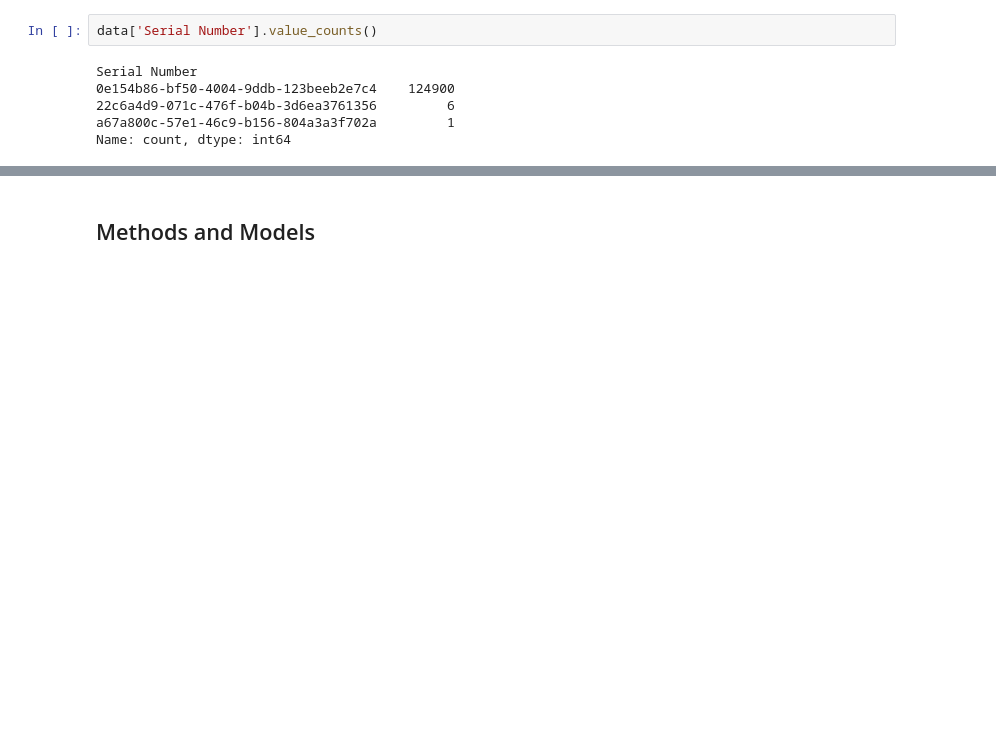
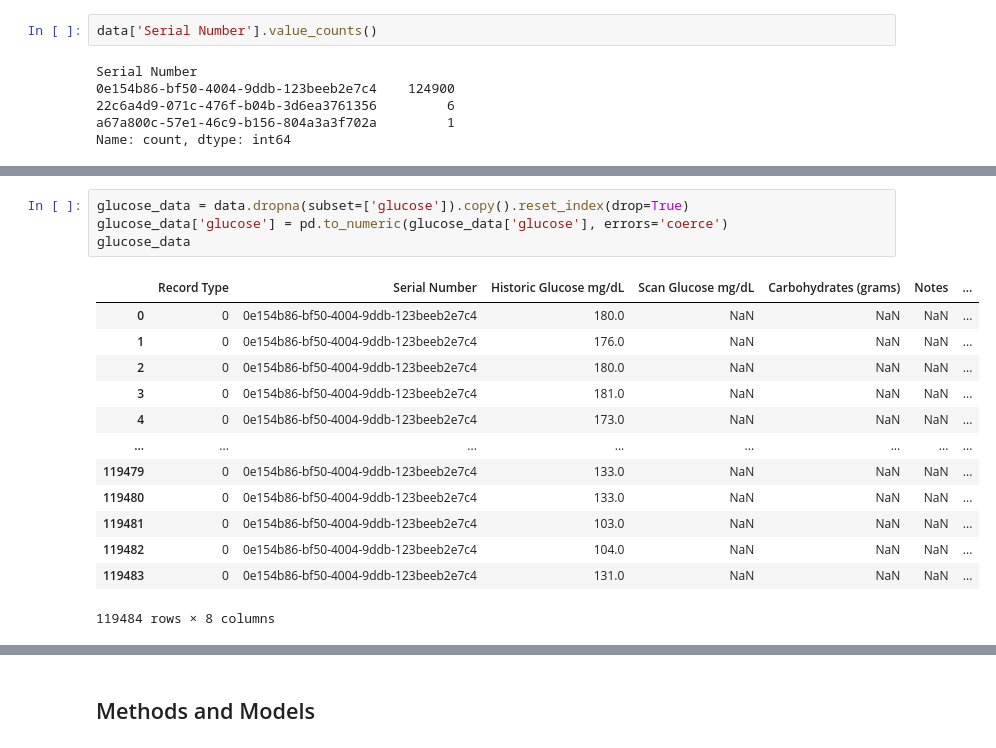
Before and after one commit to piggyatbaqaqi/sugarbowl, a Jupyter notebook: explore/sugarbowl_piggy.ipynb, the cells around one changed output, grey strips where cells are left out. Saved outputs shown, nothing was run; the diff lists cells and outputs as text; blank space fills up the shorter version.

```diff
--- a/explore/sugarbowl_piggy.ipynb
+++ b/explore/sugarbowl_piggy.ipynb
@@ -78,0 +150,18 @@ Name: count, dtype: int64
+# %%
+glucose_data = data.dropna(subset=['glucose']).copy().reset_index(drop=True)
+glucose_data['glucose'] = pd.to_numeric(glucose_data['glucose'], errors='coerce')
+glucose_data
+# %% [output]
+|  | Record Type | Serial Number | Historic Glucose mg/dL | Scan Glucose mg/dL | Carbohydrates (grams) | Notes | ... |
+| 0 | 0 | 0e154b86-bf50-4004-9ddb-123beeb2e7c4 | 180.0 | NaN | NaN | NaN | ... |
+| 1 | 0 | 0e154b86-bf50-4004-9ddb-123beeb2e7c4 | 176.0 | NaN | NaN | NaN | ... |
+| 2 | 0 | 0e154b86-bf50-4004-9ddb-123beeb2e7c4 | 180.0 | NaN | NaN | NaN | ... |
+| 3 | 0 | 0e154b86-bf50-4004-9ddb-123beeb2e7c4 | 181.0 | NaN | NaN | NaN | ... |
+| 4 | 0 | 0e154b86-bf50-4004-9ddb-123beeb2e7c4 | 173.0 | NaN | NaN | NaN | ... |
+| ... | ... | ... | ... | ... | ... | ... | ... |
+| 119479 | 0 | 0e154b86-bf50-4004-9ddb-123beeb2e7c4 | 133.0 | NaN | NaN | NaN | ... |
+| 119480 | 0 | 0e154b86-bf50-4004-9ddb-123beeb2e7c4 | 133.0 | NaN | NaN | NaN | ... |
+| 119481 | 0 | 0e154b86-bf50-4004-9ddb-123beeb2e7c4 | 103.0 | NaN | NaN | NaN | ... |
+| 119482 | 0 | 0e154b86-bf50-4004-9ddb-123beeb2e7c4 | 104.0 | NaN | NaN | NaN | ... |
+| 119483 | 0 | 0e154b86-bf50-4004-9ddb-123beeb2e7c4 | 131.0 | NaN | NaN | NaN | ... |
+119484 rows × 8 columns
```
Also changed, not shown: parts of 6 cells of this notebook.
